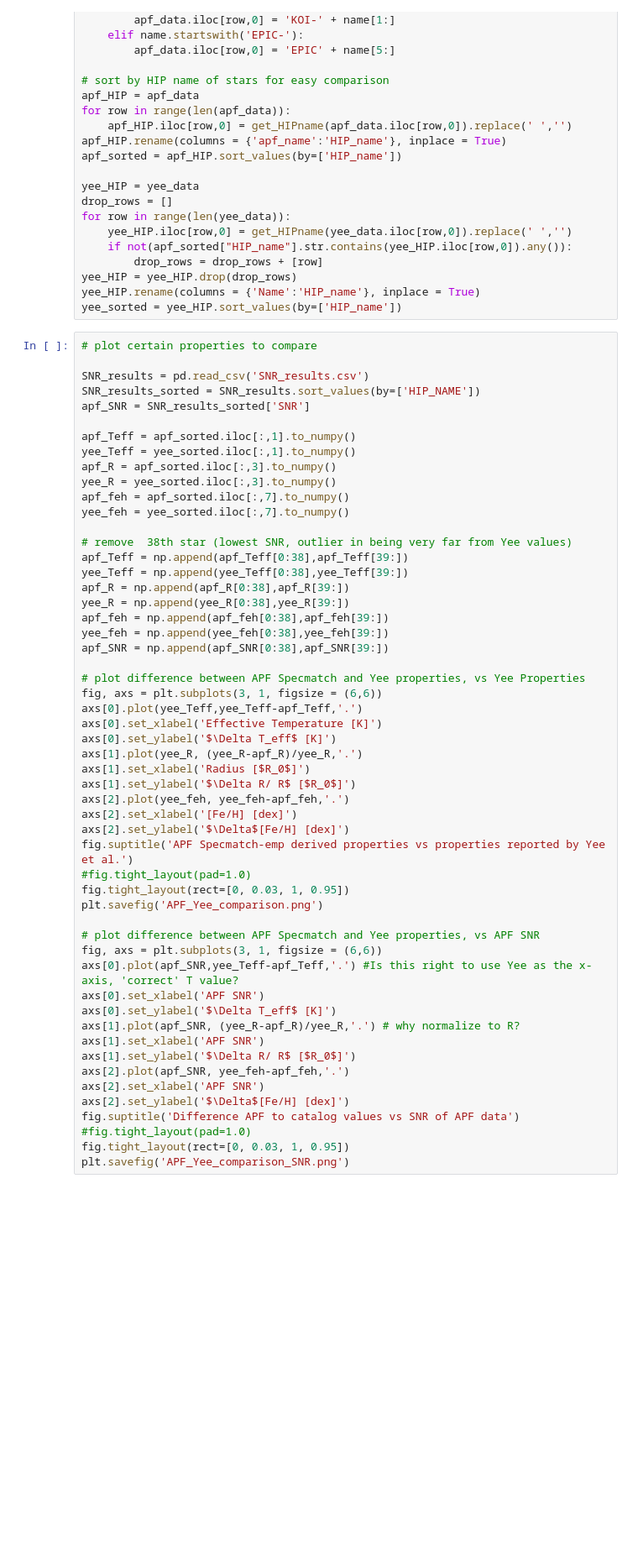
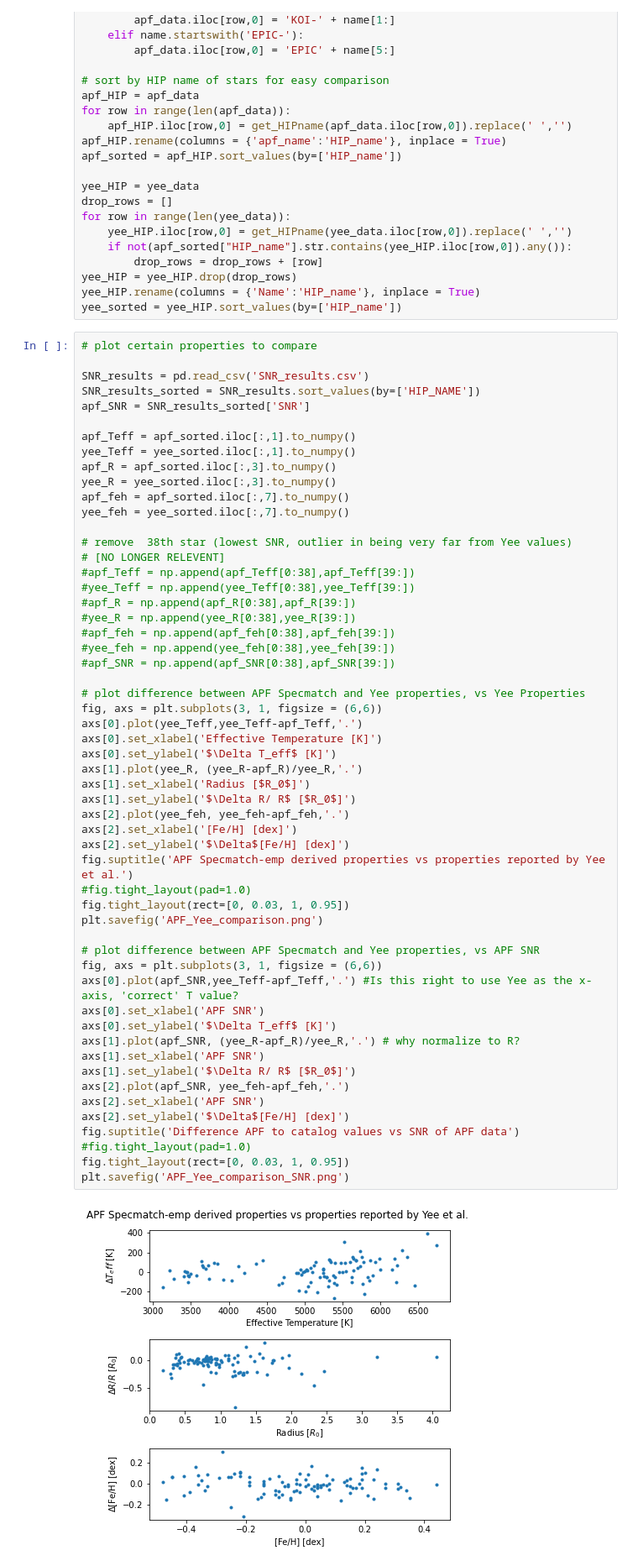
Before and after one commit to annazuckerman/specmatch-emp-apf, a Jupyter notebook: Calibration/calibrate_smemp.ipynb, the cells around one changed output. Shown at 84% size. Cells and saved outputs as stored; diff of their text form; blank space fills up the shorter version.

```diff
--- a/Calibration/calibrate_smemp.ipynb
+++ b/Calibration/calibrate_smemp.ipynb
@@ -77,42 +80,45 @@ apf_feh = apf_sorted.iloc[:,7].to_numpy()
 yee_feh = yee_sorted.iloc[:,7].to_numpy()
 
 # remove  38th star (lowest SNR, outlier in being very far from Yee values)
-apf_Teff = np.append(apf_Teff[0:38],apf_Teff[39:])
-yee_Teff = np.append(yee_Teff[0:38],yee_Teff[39:])
-apf_R = np.append(apf_R[0:38],apf_R[39:])
-yee_R = np.append(yee_R[0:38],yee_R[39:])
-apf_feh = np.append(apf_feh[0:38],apf_feh[39:])
-yee_feh = np.append(yee_feh[0:38],yee_feh[39:])
-apf_SNR = np.append(apf_SNR[0:38],apf_SNR[39:])
+# [NO LONGER RELEVENT]
+#apf_Teff = np.append(apf_Teff[0:38],apf_Teff[39:])
+#yee_Teff = np.append(yee_Teff[0:38],yee_Teff[39:])
+#apf_R = np.append(apf_R[0:38],apf_R[39:])
+#yee_R = np.append(yee_R[0:38],yee_R[39:])
+#apf_feh = np.append(apf_feh[0:38],apf_feh[39:])
+#yee_feh = np.append(yee_feh[0:38],yee_feh[39:])
+#apf_SNR = np.append(apf_SNR[0:38],apf_SNR[39:])
 
 # plot difference between APF Specmatch and Yee properties, vs Yee Properties
 fig, axs = plt.subplots(3, 1, figsize = (6,6))
 axs[0].plot(yee_Teff,yee_Teff-apf_Teff,'.')
 axs[0].set_xlabel('Effective Temperature [K]')
 axs[0].set_ylabel('$\Delta T_eff$ [K]')
 axs[1].plot(yee_R, (yee_R-apf_R)/yee_R,'.')
 axs[1].set_xlabel('Radius [$R_0$]')
 axs[1].set_ylabel('$\Delta R/ R$ [$R_0$]')
 axs[2].plot(yee_feh, yee_feh-apf_feh,'.')
 axs[2].set_xlabel('[Fe/H] [dex]')
 axs[2].set_ylabel('$\Delta$[Fe/H] [dex]')
 fig.suptitle('APF Specmatch-emp derived properties vs properties reported by Yee et al.')
 #fig.tight_layout(pad=1.0)
 fig.tight_layout(rect=[0, 0.03, 1, 0.95])
 plt.savefig('APF_Yee_comparison.png')
 
 # plot difference between APF Specmatch and Yee properties, vs APF SNR
 fig, axs = plt.subplots(3, 1, figsize = (6,6))
 axs[0].plot(apf_SNR,yee_Teff-apf_Teff,'.') #Is this right to use Yee as the x-axis, 'correct' T value?
 axs[0].set_xlabel('APF SNR')
 axs[0].set_ylabel('$\Delta T_eff$ [K]')
 axs[1].plot(apf_SNR, (yee_R-apf_R)/yee_R,'.') # why normalize to R?
 axs[1].set_xlabel('APF SNR')
 axs[1].set_ylabel('$\Delta R/ R$ [$R_0$]')
 axs[2].plot(apf_SNR, yee_feh-apf_feh,'.')
 axs[2].set_xlabel('APF SNR')
 axs[2].set_ylabel('$\Delta$[Fe/H] [dex]')
 fig.suptitle('Difference APF to catalog values vs SNR of APF data')
 #fig.tight_layout(pad=1.0)
 fig.tight_layout(rect=[0, 0.03, 1, 0.95])
 plt.savefig('APF_Yee_comparison_SNR.png')
+# %% [output]
+[figure, added]
```
Also changed, not shown: parts of 6 cells of this notebook, 12 other files.
